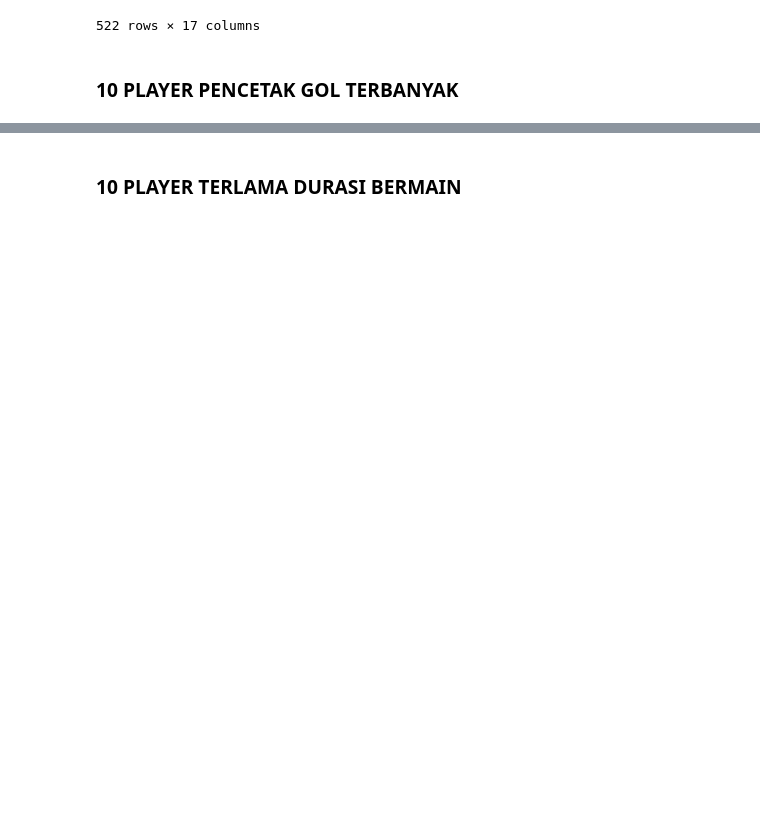
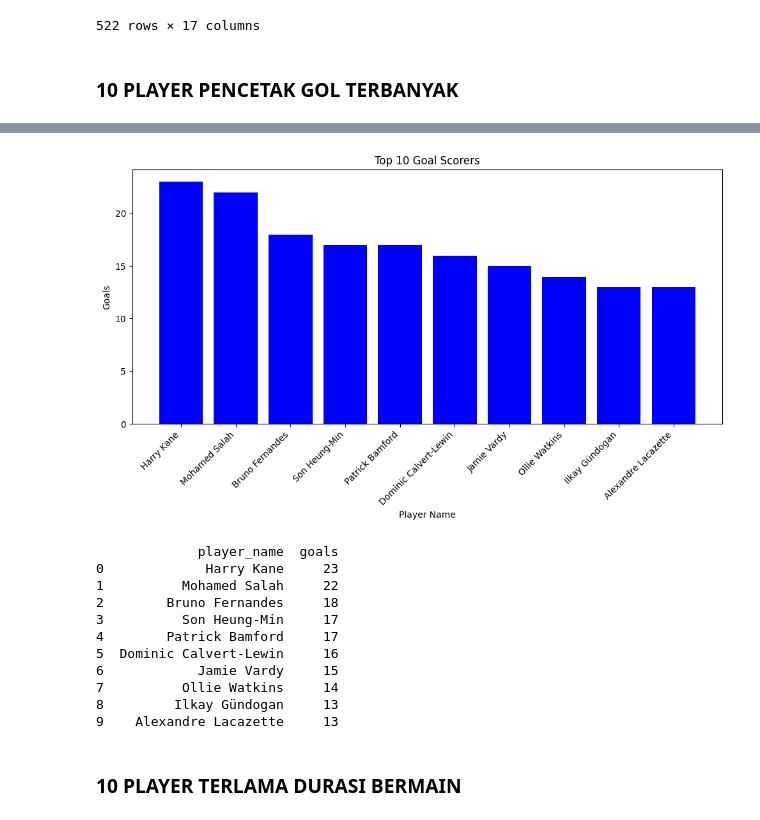
Before and after one commit to suryasanZ/TUGAS_SLO_Surya, a Jupyter notebook: TUGAS_SLO_MUHAMMAD_SURYA_SANJIWANI.ipynb, the cells around one changed output, grey strips where cells are left out. Saved outputs shown, nothing was run; the diff lists cells and outputs as text; code cells hidden in the pictures; blank space fills up the shorter version.

Commit message:
update Tugas Data Visualization

```diff
--- a/TUGAS_SLO_MUHAMMAD_SURYA_SANJIWANI.ipynb
+++ b/TUGAS_SLO_MUHAMMAD_SURYA_SANJIWANI.ipynb
@@ -111,2 +78,26 @@ print(top_10_goals[['player_name', 'goals']])
+# %%
+top_10_goals = data_no_id.nlargest(10, 'goals')
+plt.figure(figsize=(10, 6))
+plt.bar(top_10_goals['player_name'], top_10_goals['goals'], color='blue')
+plt.xlabel('Player Name')
+plt.ylabel('Goals')
+plt.title('Top 10 Goal Scorers')
+plt.xticks(rotation=45, ha='right')  # Rotate x-axis labels for better readability
+plt.tight_layout()  # Adjust layout to prevent labels from being cut off
+plt.show()
+print(top_10_goals[['player_name', 'goals']])
+# %% [output]
+[figure, added]
+             player_name  goals
+0             Harry Kane     23
+1          Mohamed Salah     22
+2        Bruno Fernandes     18
+3          Son Heung-Min     17
+4        Patrick Bamford     17
+5  Dominic Calvert-Lewin     16
+6            Jamie Vardy     15
+7          Ollie Watkins     14
+8         Ilkay Gündogan     13
+9    Alexandre Lacazette     13
 # %% [markdown]
 ### **10 PLAYER TERLAMA DURASI BERMAIN**
```
Also changed, not shown: parts of 10 cells of this notebook.
